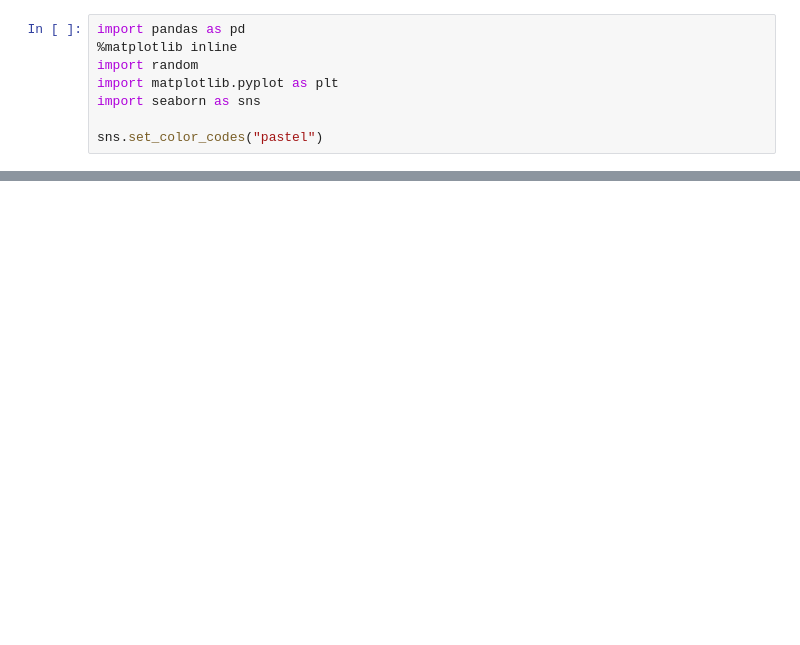
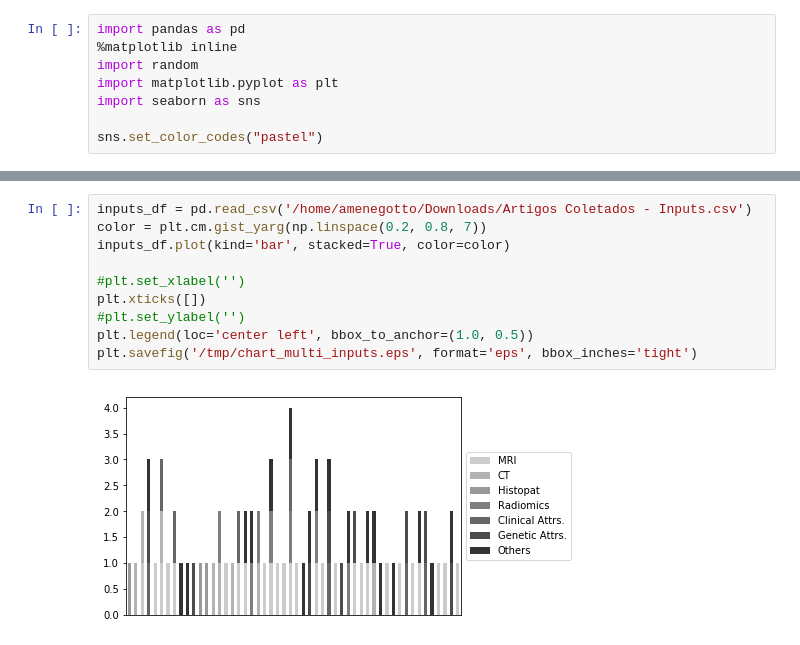
Before and after one commit to amenegotto/pyLiver, a Jupyter notebook: notebook/charts2019.ipynb, the cells around one changed output, grey strips where cells are left out. Drawn from its saved outputs; the diff is of its cells as text; blank space fills up the shorter version.

```diff
--- a/notebook/charts2019.ipynb
+++ b/notebook/charts2019.ipynb
@@ -74,0 +85,12 @@ fusao_fig.savefig('/tmp/chart_fusion.eps', format='eps', bbox_inches='tight')
+# %%
+inputs_df = pd.read_csv('/home/amenegotto/Downloads/Artigos Coletados - Inputs.csv')
+color = plt.cm.gist_yarg(np.linspace(0.2, 0.8, 7))
+inputs_df.plot(kind='bar', stacked=True, color=color)
+
+#plt.set_xlabel('')
+plt.xticks([])
+#plt.set_ylabel('')
+plt.legend(loc='center left', bbox_to_anchor=(1.0, 0.5))
+plt.savefig('/tmp/chart_multi_inputs.eps', format='eps', bbox_inches='tight')
+# %% [output]
+[figure, added]
```
Also changed, not shown: parts of 8 cells of this notebook.
